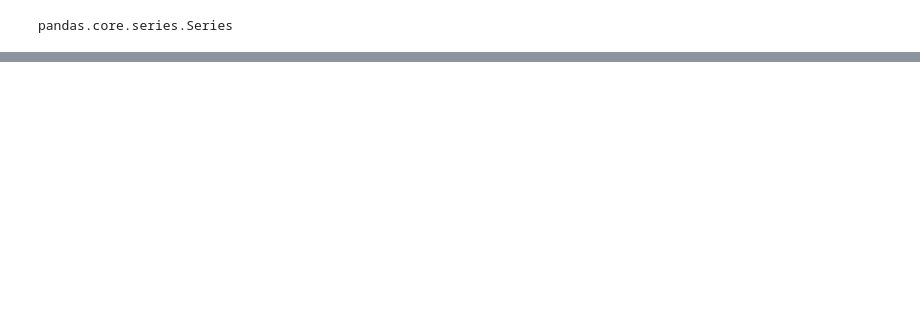
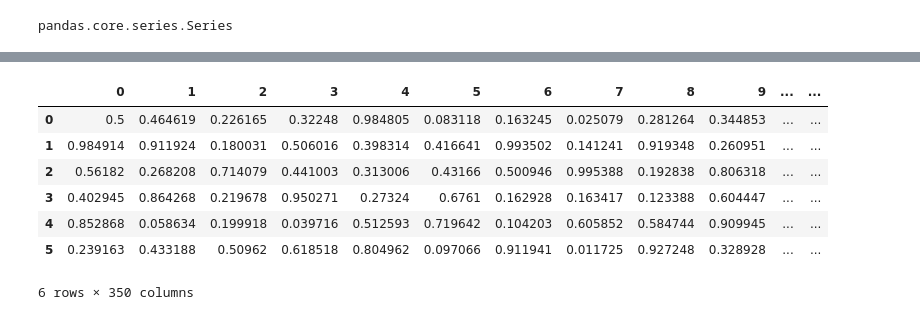
Before and after one commit to 15josh08/Pandas-tutorial, a Jupyter notebook: pandas.ipynb, the cells around one changed output, grey strips where cells are left out. Drawn from its saved outputs; the diff is of its cells as text; code cells hidden in the pictures; blank space fills up the shorter version.

```diff
--- a/pandas.ipynb
+++ b/pandas.ipynb
@@ -153,0 +190,2 @@ Ndf #printed the dataframe
+# %%
+Ndf[0][0] = "josh" #changing the first element of 1st row and column to josh.
@@ -153,0 +239,2 @@ Ndf #printed the dataframe
+# %%
+Ndf[0][0] = 0.50    #changing the element of 1st row and column to float number.
@@ -153,0 +274,11 @@ Ndf #printed the dataframe
+# %%
+Ndf.T   #transpose of the dataframe(rows to column, column to rows).
+# %% [output]
+|  | 0 | 1 | 2 | 3 | 4 | 5 | 6 | 7 | 8 | 9 | ... | ... |
+| 0 | 0.5 | 0.464619 | 0.226165 | 0.32248 | 0.984805 | 0.083118 | 0.163245 | 0.025079 | 0.281264 | 0.344853 | ... | ... |
+| 1 | 0.984914 | 0.911924 | 0.180031 | 0.506016 | 0.398314 | 0.416641 | 0.993502 | 0.141241 | 0.919348 | 0.260951 | ... | ... |
+| 2 | 0.56182 | 0.268208 | 0.714079 | 0.441003 | 0.313006 | 0.43166 | 0.500946 | 0.995388 | 0.192838 | 0.806318 | ... | ... |
+| 3 | 0.402945 | 0.864268 | 0.219678 | 0.950271 | 0.27324 | 0.6761 | 0.162928 | 0.163417 | 0.123388 | 0.604447 | ... | ... |
+| 4 | 0.852868 | 0.058634 | 0.199918 | 0.039716 | 0.512593 | 0.719642 | 0.104203 | 0.605852 | 0.584744 | 0.909945 | ... | ... |
+| 5 | 0.239163 | 0.433188 | 0.50962 | 0.618518 | 0.804962 | 0.097066 | 0.911941 | 0.011725 | 0.927248 | 0.328928 | ... | ... |
+6 rows × 350 columns
```
Also changed, not shown: parts of 12 cells of this notebook.
